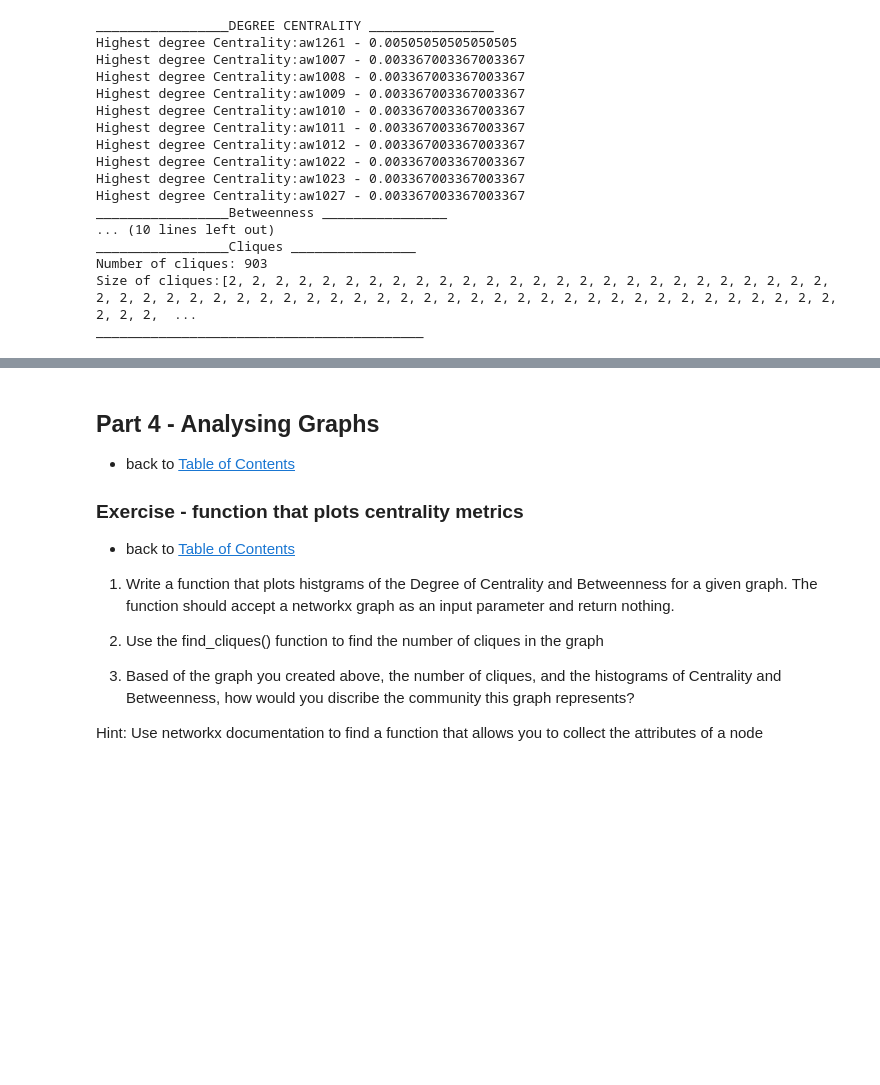
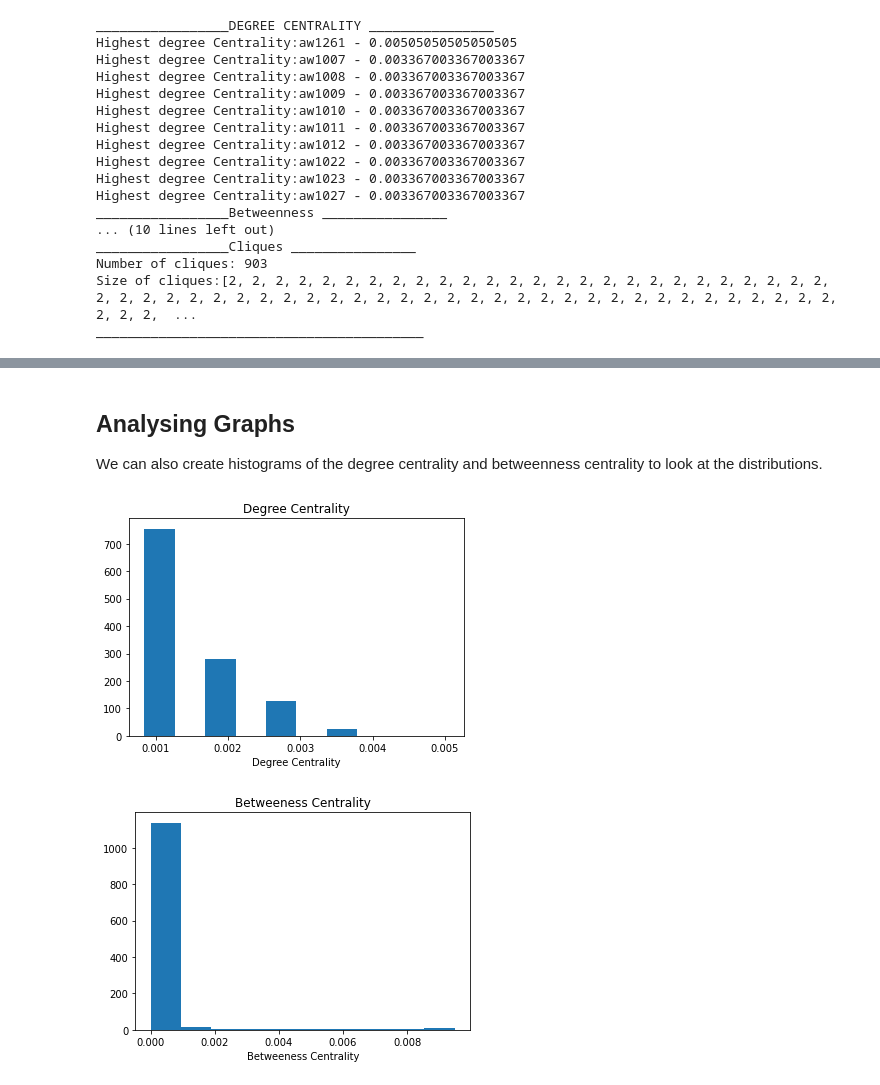
Before and after one commit to Coleridge-Initiative/bdss-notebooks, a Jupyter notebook: 06_Networks.ipynb, the cells around one changed output, grey strips where cells are left out. Cells and saved outputs as stored; diff of their text form; code cells hidden in the pictures; blank space fills up the shorter version.

```diff
--- a/06_Networks.ipynb
+++ b/06_Networks.ipynb
@@ -385,19 +216,8 @@ plt.show()
-# %% [markdown]
-## Part 4 - Analysing Graphs
-
-- back to [Table of Contents](#Table-of-Contents)
-
-### Exercise - function that plots centrality metrics
-
-- back to [Table of Contents](#Table-of-Contents)
-
-1) Write a function that plots histgrams of the Degree of Centrality and Betweenness for a given graph.  The function should accept a networkx graph as an input parameter and return nothing.
-
-2) Use the find_cliques() function to find the number of cliques in the graph
-
-3) Based of the graph you created above, the number of cliques, and the histograms of Centrality and Betweenness, how would you discribe the community this graph represents?
-
-Hint: Use networkx documentation to find a function that allows you to collect the attributes of a node
+# %% [markdown]
+## Analysing Graphs
+
+
+We can also create histograms of the degree centrality and betweenness centrality to look at the distributions.
 # %%
 # Your soultion should Look somthing Like this
 
@@ -412,35 +232,38 @@ def graph_data(graph):
     """
     # Create an empty list to hold all of our degree_centrality items
     cen_list = []
     # Use the built in function get_node_attributes to collect the degree_centrality for each node
-    for item in networkx.get_node_attributes(graph, 'degree_centrality'):
-        cen_list.append(networkx.get_node_attributes(graph, 'degree_centrality')[item])
+    for item in nx.get_node_attributes(graph, 'degree_centrality'):
+        cen_list.append(nx.get_node_attributes(graph, 'degree_centrality')[item])
 
     # Pass the cen_list to a plt object and plot as a histogram
     plt.figure(1)
     #title
     plt.title("Degree Centrality")
 
     #labels
     plt.xlabel("Degree Centrality")
 
     plt.hist(cen_list)
 
     # Create an empty list to hold all of our eigen_cent items
     bw_list = []
     # Use the built in function get_node_attributes to collect the eigen_cent for each node
-    for item in networkx.get_node_attributes(graph, 'betweenness'):
-        bw_list.append(networkx.get_node_attributes(graph, 'betweenness')[item])
+    for item in nx.get_node_attributes(graph, 'betweenness'):
+        bw_list.append(nx.get_node_attributes(graph, 'betweenness')[item])
 
     # Pass the eig_list to a plt object and plot as a histogram
     plt.figure(2)
     #title
     plt.title("Betweeness Centrality")
 
     #labels
     plt.xlabel("Betweeness Centrality")
     plt.hist(bw_list)
 
 
 # Call the function graph_data() on our Networkx graph
-graph_data( subgraph_graph )
+graph_data( all_relations_nx )
+# %% [output]
+[figure, added]
+[figure, added]
```
Also changed, not shown: parts of 24 cells of this notebook, 1 other file.
